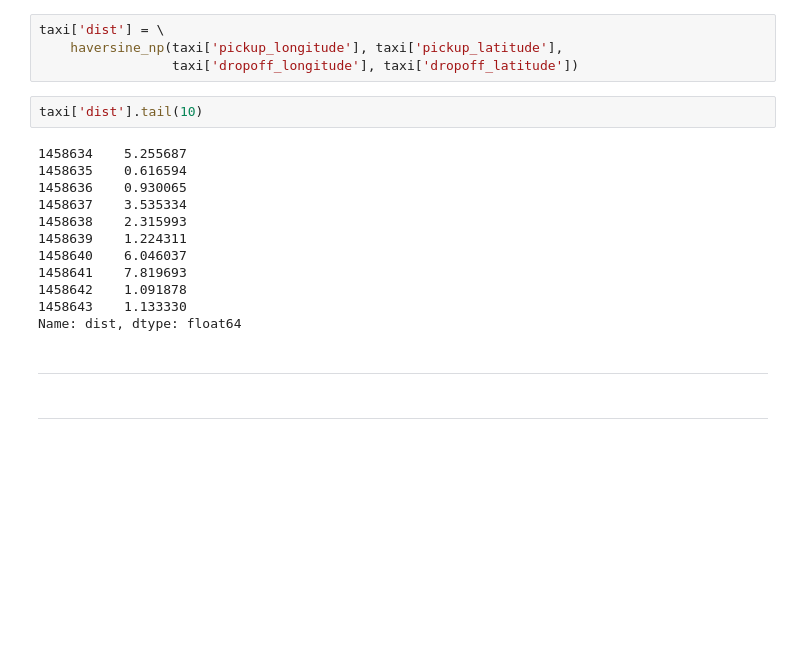
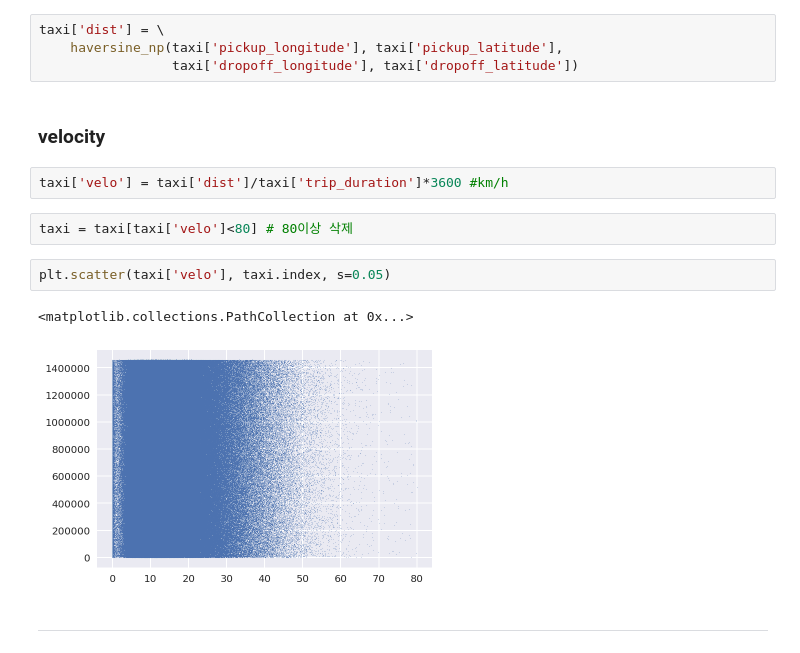
Before and after one commit to Moons08/dss-project-taxi, a Jupyter notebook: Mk/EDA_mk.ipynb, the cells around one changed output. Drawn from its saved outputs; the diff is of its cells as text; blank space fills up the shorter version.

Commit message:
add velo with other details

```diff
--- a/Mk/EDA_mk.ipynb
+++ b/Mk/EDA_mk.ipynb
@@ -129,22 +57,17 @@ def haversine_np(lon1, lat1, lon2, lat2):
 taxi['dist'] = \
     haversine_np(taxi['pickup_longitude'], taxi['pickup_latitude'],
                  taxi['dropoff_longitude'], taxi['dropoff_latitude'])
-# %%
-taxi['dist'].tail(10)
-# %% [output]
-1458634    5.255687
-1458635    0.616594
-1458636    0.930065
-1458637    3.535334
-1458638    2.315993
-1458639    1.224311
-1458640    6.046037
-1458641    7.819693
-1458642    1.091878
-1458643    1.133330
-Name: dist, dtype: float64
 # %% [markdown]
----
+### velocity
+# %%
+taxi['velo'] = taxi['dist']/taxi['trip_duration']*3600 #km/h
+# %%
+taxi = taxi[taxi['velo']<80] # 80이상 삭제
+# %%
+plt.scatter(taxi['velo'], taxi.index, s=0.05)
+# %% [output]
+<matplotlib.collections.PathCollection at 0x...>
+[figure, added]
 # %% [markdown]
 ---
 # %% [markdown]
```
Also changed, not shown: parts of 80 cells of this notebook.
